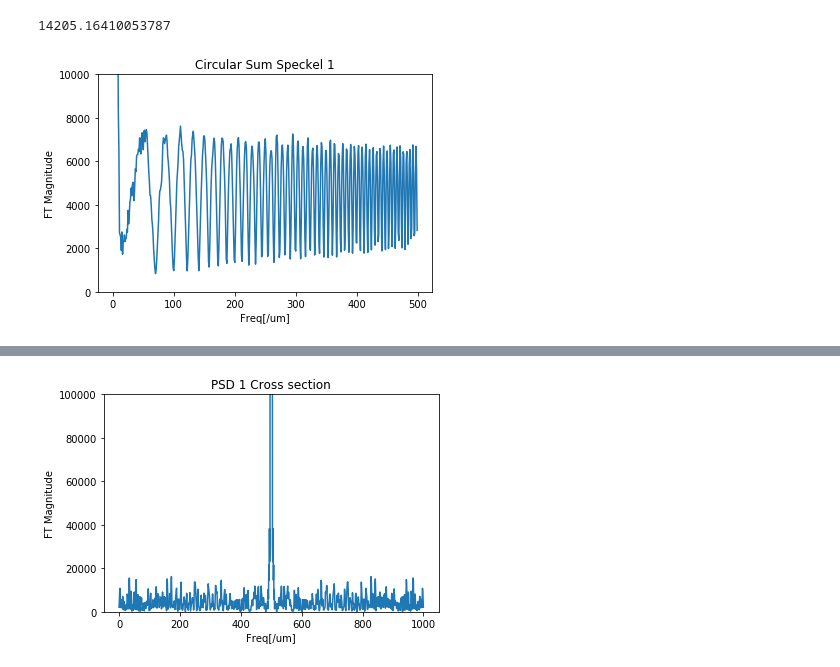
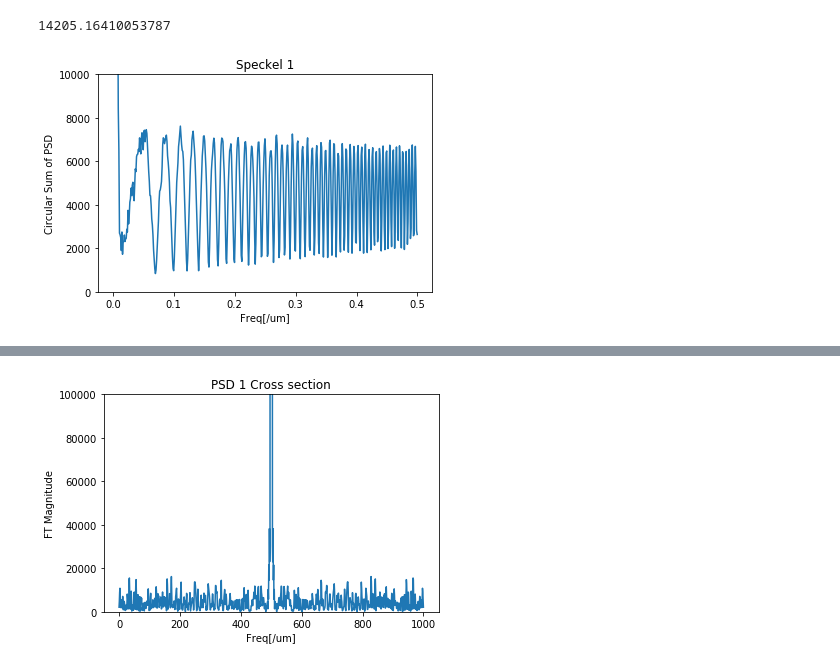
Before and after one commit to mmorst/Supreme, a Jupyter notebook: Speckle 1 vs Speckle 2.ipynb, the cells around one changed output, grey strips where cells are left out. Drawn from its saved outputs; the diff is of its cells as text; code cells hidden in the pictures.

```diff
--- a/Speckle 1 vs Speckle 2.ipynb
+++ b/Speckle 1 vs Speckle 2.ipynb
@@ -79,7 +84,7 @@ intg_1
 14205.16410053787
 # %%
 #N = np.size(f_cpm)/2
-N = 500
+N = 501
 circ_sum_1 = np.zeros(N)
 for i in np.arange(N):
     r = df_cpm * i      # Radious of the ring
@@ -92,11 +97,11 @@ for i in np.arange(N):
     circ_sum_1[i] = np.sum(np.abs(Y1) * A) / np.sum(A)
     temp_1 = np.sum(np.abs(Y1) *A)
 # %%
-plt.plot(circ_sum_1)
+plt.plot(f_cpm[500:] * 1e-6, circ_sum_1)
 plt.ylim((0, 10000))
-plt.title('Circular Sum Speckel 1')
+plt.title('Speckel 1')
 plt.xlabel('Freq[/um]')
-plt.ylabel('FT Magnitude')
+plt.ylabel('Circular Sum of PSD')
 plt.show()
 # %% [output]
-[figure, old version]
+[figure, new version]
```
Also changed, not shown: parts of 20 cells of this notebook, 13 other files.
